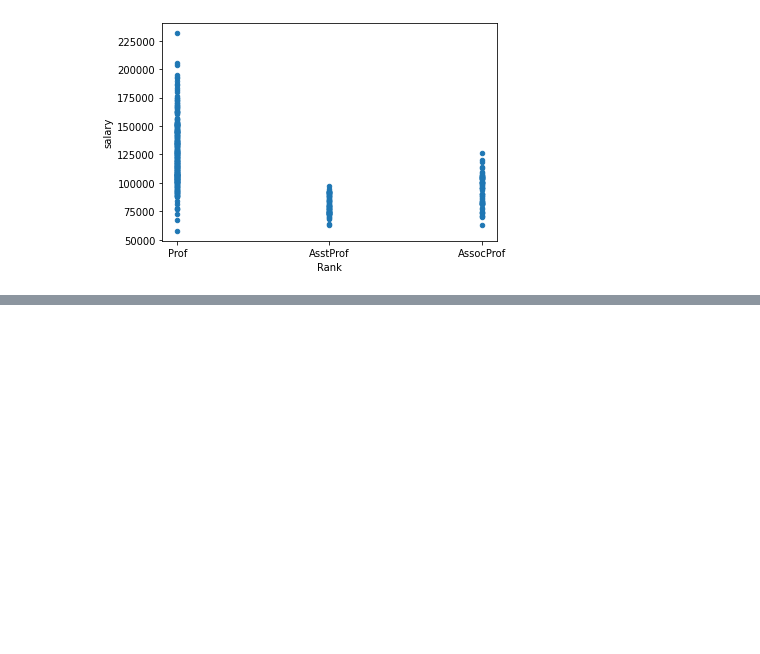
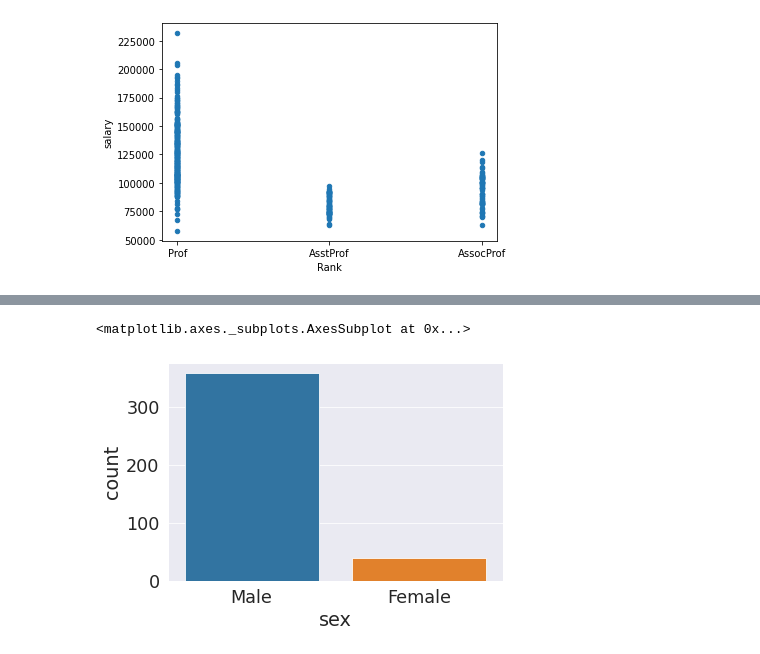
Before and after one commit to hristinalapanova/data_analytics_2, a Jupyter notebook: HWDataAnalytics.ipynb, the cells around one changed output, grey strips where cells are left out. Saved outputs shown, nothing was run; the diff lists cells and outputs as text; code cells hidden in the pictures; blank space fills up the shorter version.

```diff
--- a/HWDataAnalytics.ipynb
+++ b/HWDataAnalytics.ipynb
@@ -497,0 +513,6 @@ df.plot(x='Rank',y='salary',kind='scatter')
+# %%
+sns.countplot(x='sex',data=df)#hue color saturation palette dodge
+# There r about 350 men to 40 women
+# %% [output]
+<matplotlib.axes._subplots.AxesSubplot at 0x...>
+[figure, added]
```
Also changed, not shown: parts of 14 cells of this notebook.
